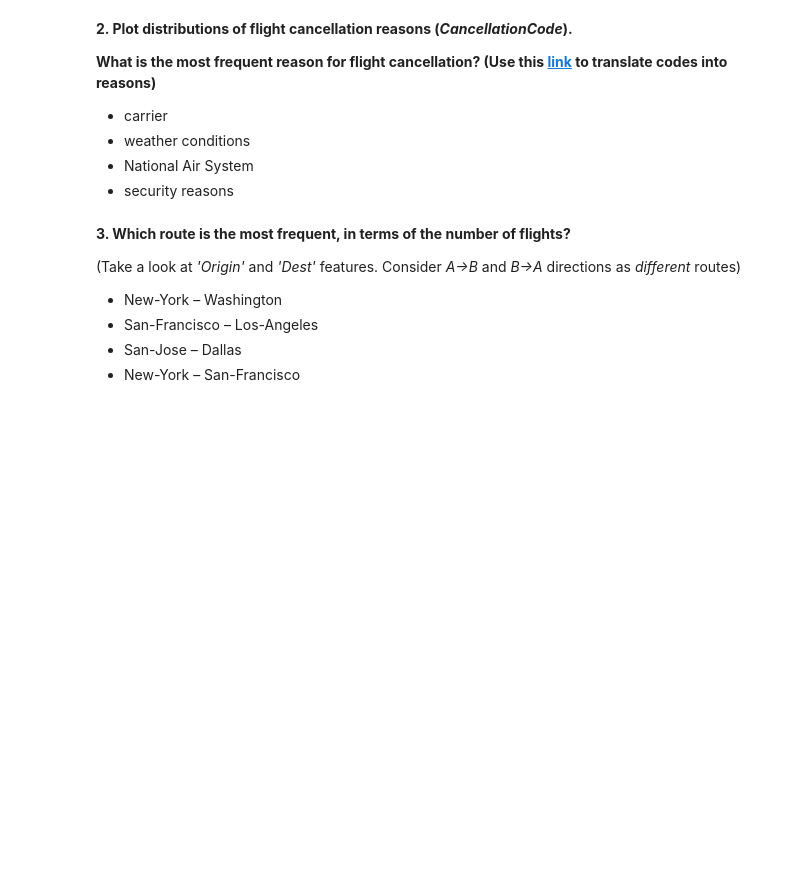
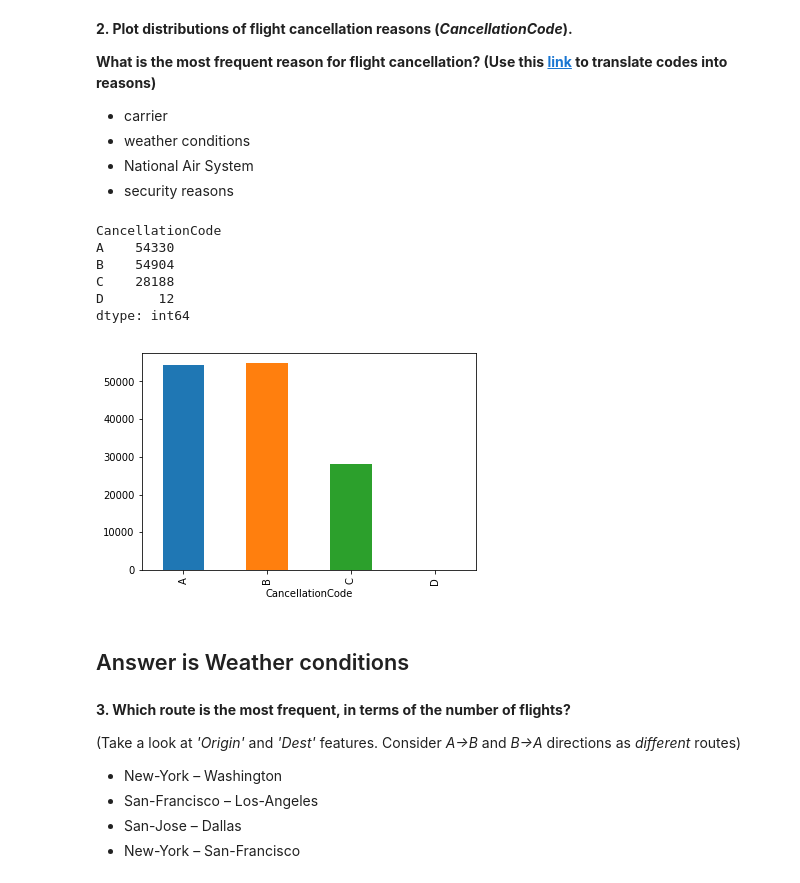
Before and after one commit to nikitin239/mlcourse.ai, a Jupyter notebook: jupyter_english/assignments_fall2018/assignment2_USA_flights.ipynb, the cells around one changed output. Drawn from its saved outputs; the diff is of its cells as text; code cells hidden in the pictures; blank space fills up the shorter version.

```diff
--- a/jupyter_english/assignments_fall2018/assignment2_USA_flights.ipynb
+++ b/jupyter_english/assignments_fall2018/assignment2_USA_flights.ipynb
@@ -250,3 +266,17 @@ num_flights_by_date.rolling(window=7).mean().plot();
+# %%
+
+flights_df[flights_df['Cancelled']==1].groupby(['CancellationCode']).size().plot(kind='bar');
+flights_df[flights_df['Cancelled']==1].groupby(['CancellationCode']).size()
+# %% [output]
+CancellationCode
+A    54330
+B    54904
+C    28188
+D       12
+dtype: int64
+[figure, added]
+# %% [markdown]
+## Answer is Weather conditions
 # %% [markdown]
 **3. Which route is the most frequent, in terms of the number of flights?**
 
```
Also changed, not shown: parts of 50 cells of this notebook.
